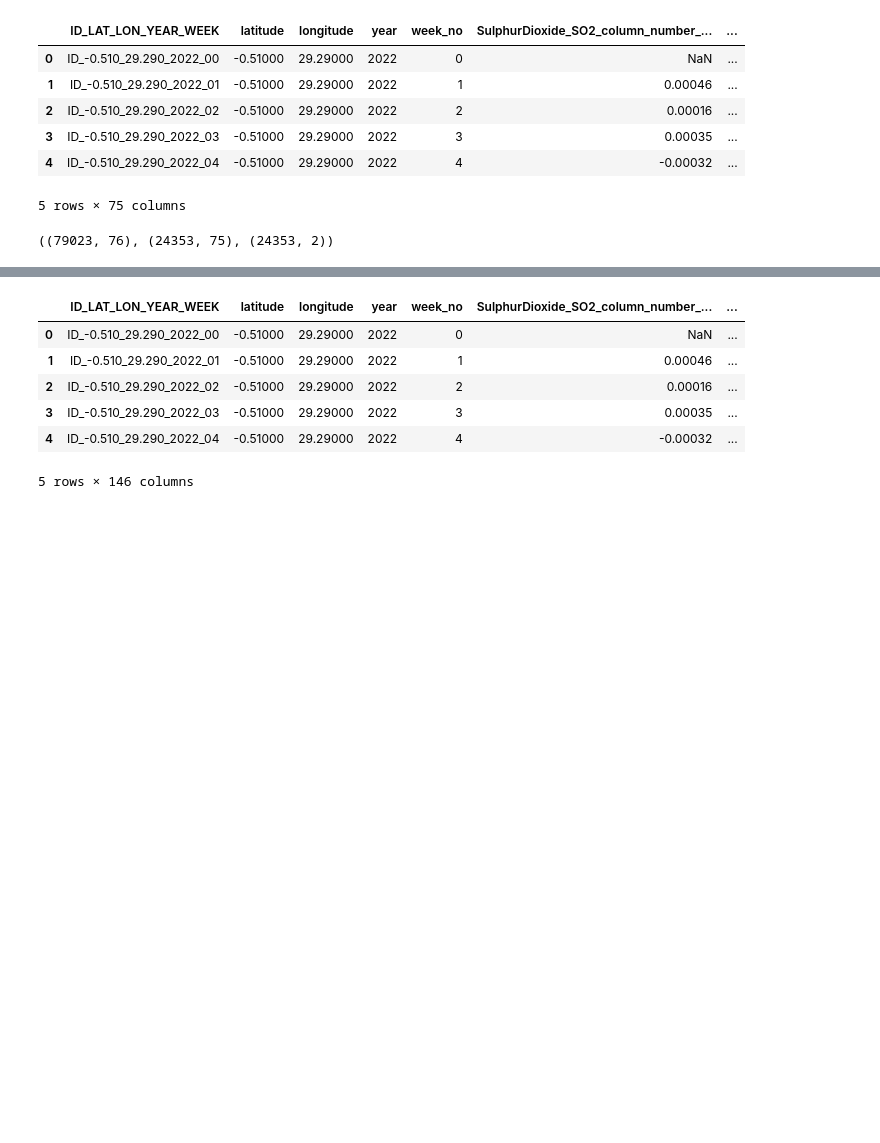
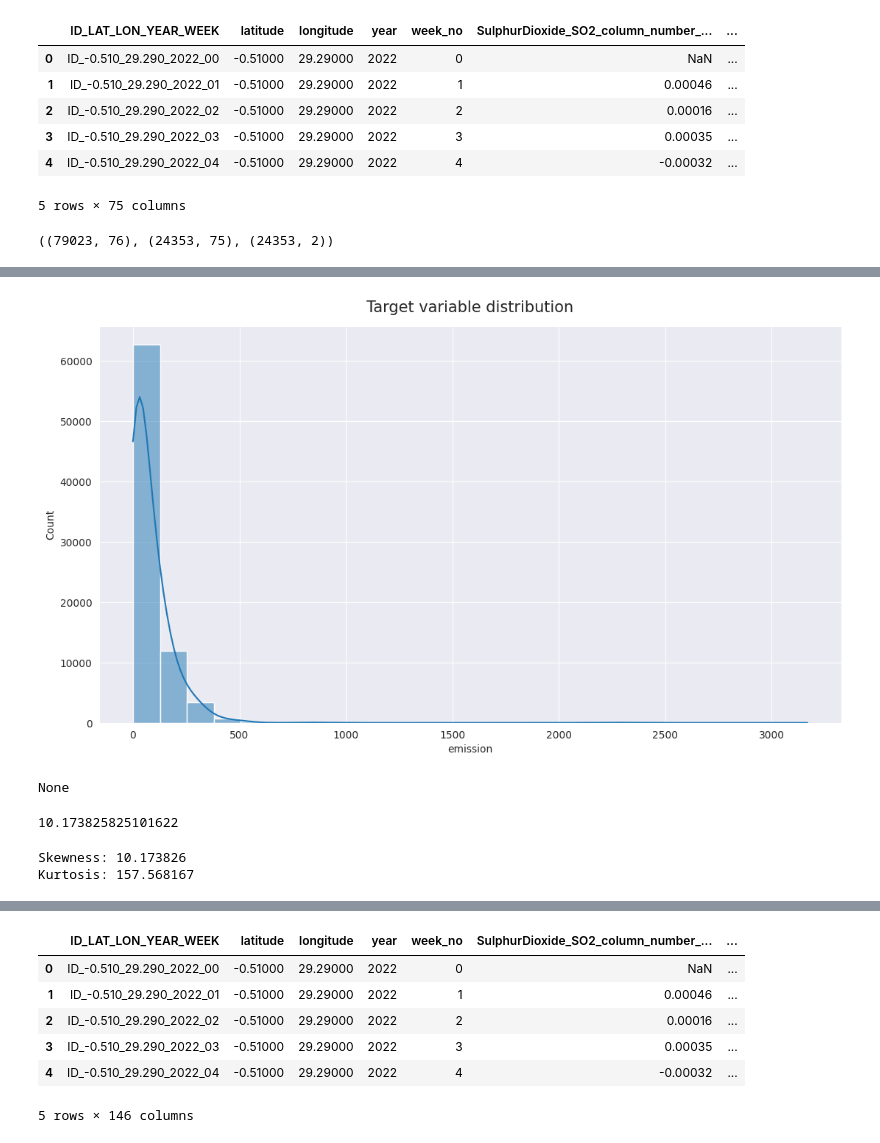
Before and after one commit to candybains/Candy, a Jupyter notebook: Carbon_Emission.ipynb, the cells around one changed output, grey strips where cells are left out. Cells and saved outputs as stored; diff of their text form; code cells hidden in the pictures; blank space fills up the shorter version.

```diff
--- a/Carbon_Emission.ipynb
+++ b/Carbon_Emission.ipynb
@@ -60,0 +97,16 @@ train.shape, test.shape, samplesubmission.shape
+# %%
+#Kernel density estimate
+sns.set_style('darkgrid')
+plt.figure(figsize = (13, 7))
+sns.histplot(train.emission, kde = True, kde_kws=dict(bw_adjust=3), bins = 25)
+
+plt.title('Target variable distribution', y = 1.02, fontsize = 15)
+display(plt.show(), train.emission.skew())
+print("Skewness: %f" % train.emission.skew())
+print("Kurtosis: %f" % train.emission.kurt())
+# %% [output]
+[figure, added]
+None
+10.173825825101622
+Skewness: 10.173826
+Kurtosis: 157.568167
```
Also changed, not shown: parts of 8 cells of this notebook.
